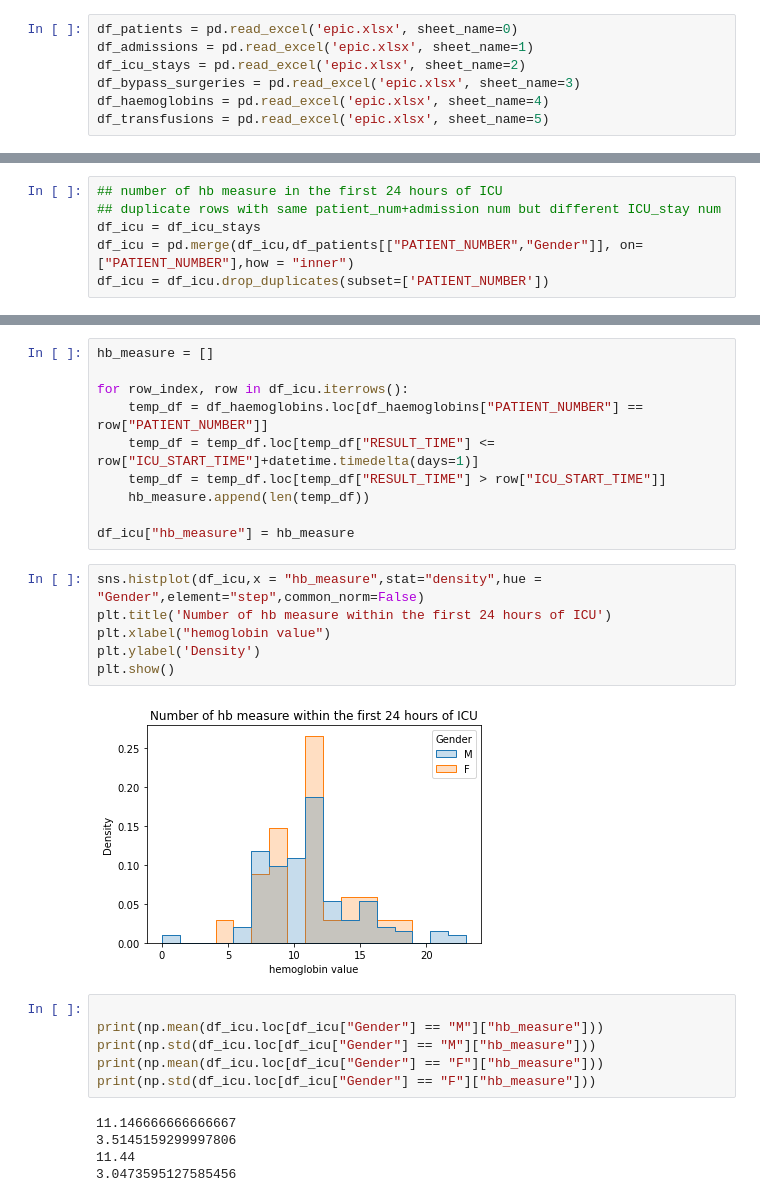
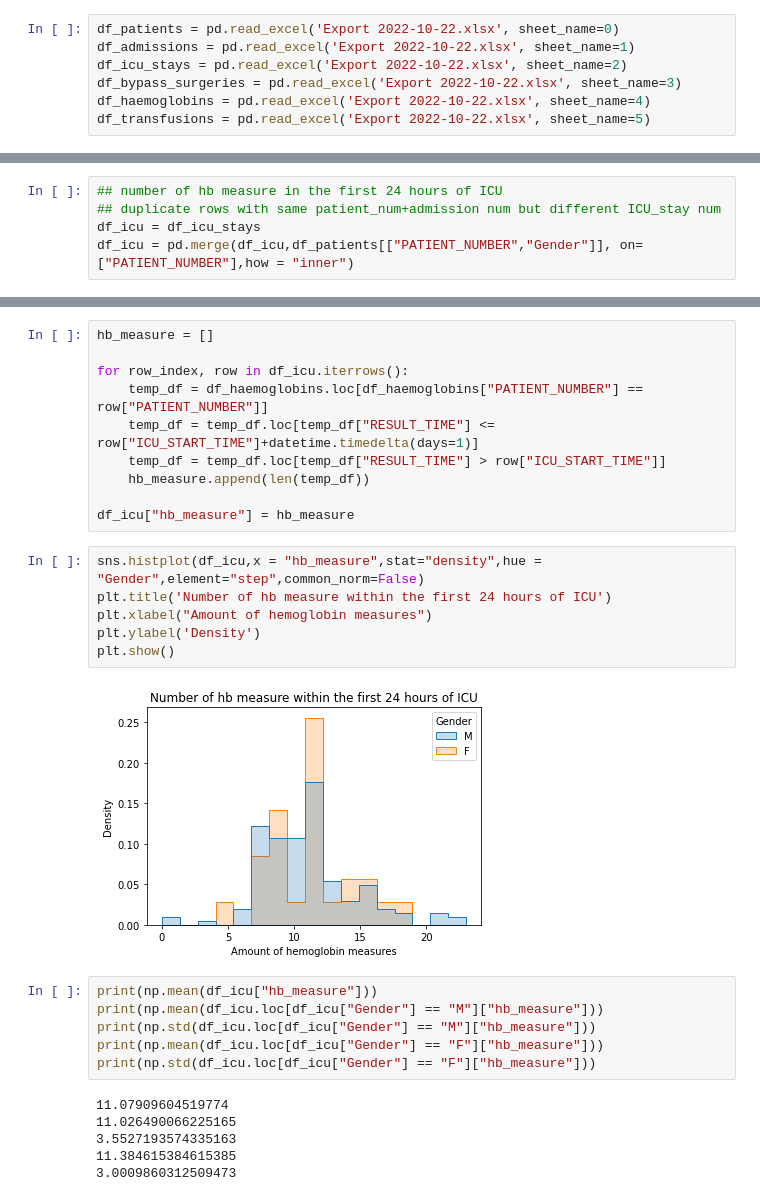
Before and after one commit to lily214754/MIMIC, a Jupyter notebook: EDA/EPIC EDA debug.ipynb, the cells around one changed output, grey strips where cells are left out. Saved outputs shown, nothing was run; the diff lists cells and outputs as text.

Commit message:
Updated EPIC plot with new data

```diff
--- a/EDA/EPIC EDA debug.ipynb
+++ b/EDA/EPIC EDA debug.ipynb
@@ -5,12 +5,12 @@ from matplotlib import pyplot as plt
 import seaborn as sns
 import datetime
 # %%
-df_patients = pd.read_excel('epic.xlsx', sheet_name=0)
-df_admissions = pd.read_excel('epic.xlsx', sheet_name=1)
-df_icu_stays = pd.read_excel('epic.xlsx', sheet_name=2)
-df_bypass_surgeries = pd.read_excel('epic.xlsx', sheet_name=3)
-df_haemoglobins = pd.read_excel('epic.xlsx', sheet_name=4)
-df_transfusions = pd.read_excel('epic.xlsx', sheet_name=5)
+df_patients = pd.read_excel('Export 2022-10-22.xlsx', sheet_name=0)
+df_admissions = pd.read_excel('Export 2022-10-22.xlsx', sheet_name=1)
+df_icu_stays = pd.read_excel('Export 2022-10-22.xlsx', sheet_name=2)
+df_bypass_surgeries = pd.read_excel('Export 2022-10-22.xlsx', sheet_name=3)
+df_haemoglobins = pd.read_excel('Export 2022-10-22.xlsx', sheet_name=4)
+df_transfusions = pd.read_excel('Export 2022-10-22.xlsx', sheet_name=5)
 # %%
 # change metrics from g/l into g/dl
 df_haemoglobins['REFERENCE_LOW'] = df_haemoglobins['REFERENCE_LOW']/10
@@ -199,4 +229,3 @@ plt.show()
 ## duplicate rows with same patient_num+admission num but different ICU_stay num
 df_icu = df_icu_stays
 df_icu = pd.merge(df_icu,df_patients[["PATIENT_NUMBER","Gender"]], on=["PATIENT_NUMBER"],how = "inner")
-df_icu = df_icu.drop_duplicates(subset=['PATIENT_NUMBER'])
@@ -213,19 +257,20 @@ df_icu["hb_measure"] = hb_measure
 # %%
 sns.histplot(df_icu,x = "hb_measure",stat="density",hue = "Gender",element="step",common_norm=False)
 plt.title('Number of hb measure within the first 24 hours of ICU')
-plt.xlabel("hemoglobin value")
+plt.xlabel("Amount of hemoglobin measures")
 plt.ylabel('Density')
 plt.show()
 # %% [output]
-[figure, old version]
+[figure, new version]
 # %%
-
+print(np.mean(df_icu["hb_measure"]))
 print(np.mean(df_icu.loc[df_icu["Gender"] == "M"]["hb_measure"]))
 print(np.std(df_icu.loc[df_icu["Gender"] == "M"]["hb_measure"]))
 print(np.mean(df_icu.loc[df_icu["Gender"] == "F"]["hb_measure"]))
 print(np.std(df_icu.loc[df_icu["Gender"] == "F"]["hb_measure"]))
 # %% [output]
-11.146666666666667
-3.5145159299997806
-11.44
-3.0473595127585456
+11.07909604519774
+11.026490066225165
+3.5527193574335163
+11.384615384615385
+3.0009860312509473
```
Also changed, not shown: parts of 18 cells of this notebook.
